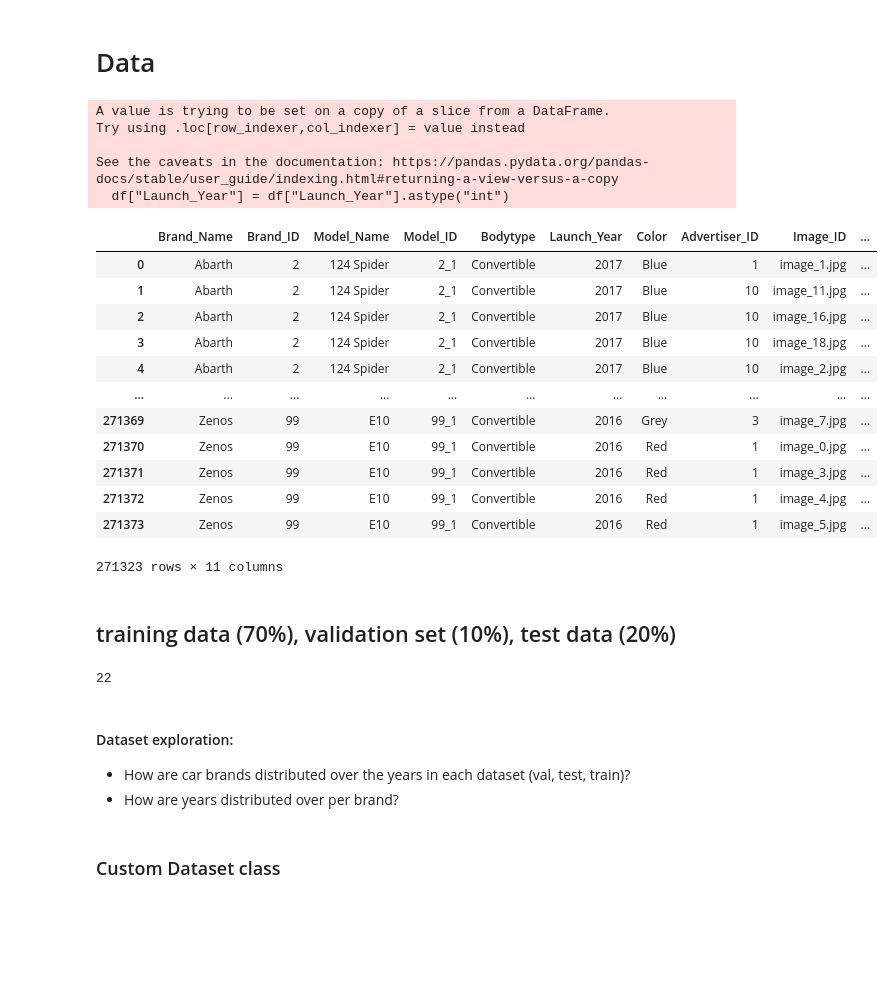
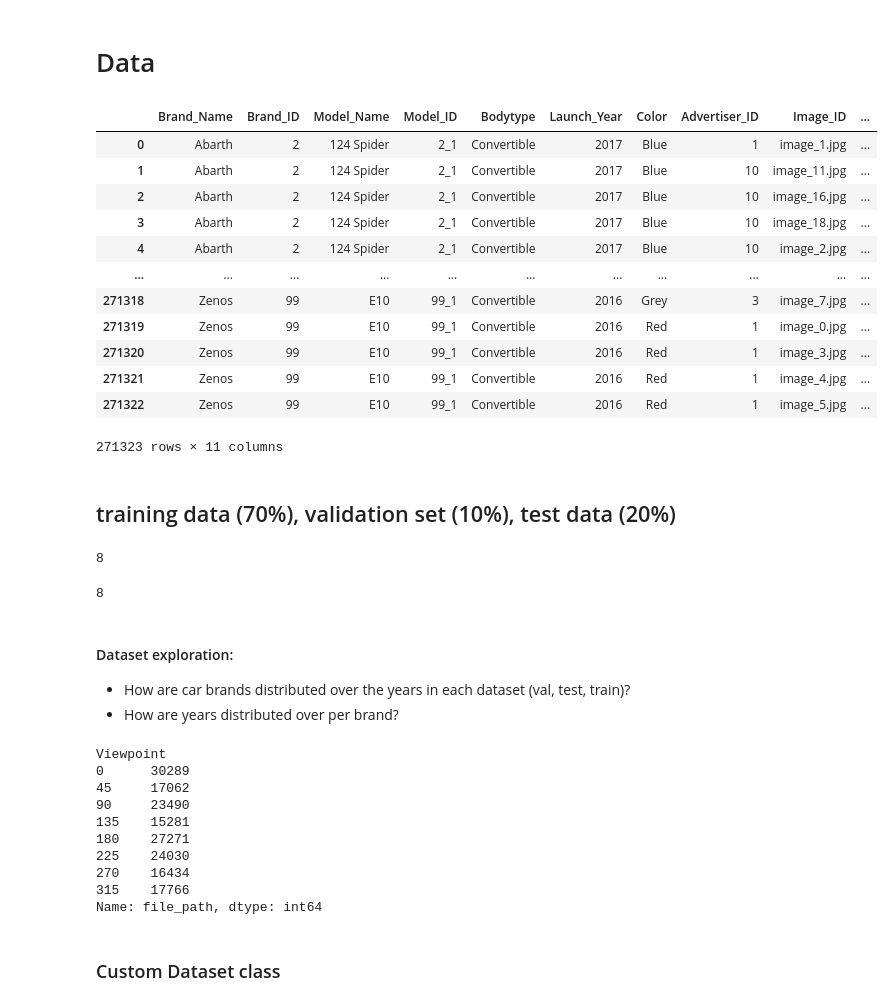
Before and after one commit to hmd101/deepCars, a Jupyter notebook: src/training.ipynb, the cells around one changed output. Cells and saved outputs as stored; diff of their text form; code cells hidden in the pictures; blank space fills up the shorter version.

```diff
--- a/src/training.ipynb
+++ b/src/training.ipynb
@@ -39,29 +39,24 @@ device
 # %%
 from data import data_cleaning
 
 ##  Training data tabular
-data_df = data_cleaning.create_feature_df()
-#data_df = pd.read_csv("../data/tables/features.csv")
+#data_df = data_cleaning.create_feature_df()
+data_df = pd.read_csv("../data/tables/features.csv")
 data_df
 # %% [output]
+|  | Brand_Name | Brand_ID | Model_Name | Model_ID | Bodytype | Launch_Year | Color | Advertiser_ID | Image_ID | ... |
+| 0 | Abarth | 2 | 124 Spider | 2_1 | Convertible | 2017 | Blue | 1 | image_1.jpg | ... |
+| 1 | Abarth | 2 | 124 Spider | 2_1 | Convertible | 2017 | Blue | 10 | image_11.jpg | ... |
+| 2 | Abarth | 2 | 124 Spider | 2_1 | Convertible | 2017 | Blue | 10 | image_16.jpg | ... |
+| 3 | Abarth | 2 | 124 Spider | 2_1 | Convertible | 2017 | Blue | 10 | image_18.jpg | ... |
+| 4 | Abarth | 2 | 124 Spider | 2_1 | Convertible | 2017 | Blue | 10 | image_2.jpg | ... |
+| ... | ... | ... | ... | ... | ... | ... | ... | ... | ... | ... |
+| 271318 | Zenos | 99 | E10 | 99_1 | Convertible | 2016 | Grey | 3 | image_7.jpg | ... |
+| 271319 | Zenos | 99 | E10 | 99_1 | Convertible | 2016 | Red | 1 | image_0.jpg | ... |
+| 271320 | Zenos | 99 | E10 | 99_1 | Convertible | 2016 | Red | 1 | image_3.jpg | ... |
+| 271321 | Zenos | 99 | E10 | 99_1 | Convertible | 2016 | Red | 1 | image_4.jpg | ... |
+| 271322 | Zenos | 99 | E10 | 99_1 | Convertible | 2016 | Red | 1 | image_5.jpg | ... |
-A value is trying to be set on a copy of a slice from a DataFrame.
-Try using .loc[row_indexer,col_indexer] = value instead
-
-See the caveats in the documentation: https://pandas.pydata.org/pandas-docs/stable/user_guide/indexing.html#returning-a-view-versus-a-copy
-  df["Launch_Year"] = df["Launch_Year"].astype("int")
+271323 rows × 11 columns
-|  | Brand_Name | Brand_ID | Model_Name | Model_ID | Bodytype | Launch_Year | Color | Advertiser_ID | Image_ID | ... |
-| 0 | Abarth | 2 | 124 Spider | 2_1 | Convertible | 2017 | Blue | 1 | image_1.jpg | ... |
-| 1 | Abarth | 2 | 124 Spider | 2_1 | Convertible | 2017 | Blue | 10 | image_11.jpg | ... |
-| 2 | Abarth | 2 | 124 Spider | 2_1 | Convertible | 2017 | Blue | 10 | image_16.jpg | ... |
-| 3 | Abarth | 2 | 124 Spider | 2_1 | Convertible | 2017 | Blue | 10 | image_18.jpg | ... |
-| 4 | Abarth | 2 | 124 Spider | 2_1 | Convertible | 2017 | Blue | 10 | image_2.jpg | ... |
-| ... | ... | ... | ... | ... | ... | ... | ... | ... | ... | ... |
-| 271369 | Zenos | 99 | E10 | 99_1 | Convertible | 2016 | Grey | 3 | image_7.jpg | ... |
-| 271370 | Zenos | 99 | E10 | 99_1 | Convertible | 2016 | Red | 1 | image_0.jpg | ... |
-| 271371 | Zenos | 99 | E10 | 99_1 | Convertible | 2016 | Red | 1 | image_3.jpg | ... |
-| 271372 | Zenos | 99 | E10 | 99_1 | Convertible | 2016 | Red | 1 | image_4.jpg | ... |
-| 271373 | Zenos | 99 | E10 | 99_1 | Convertible | 2016 | Red | 1 | image_5.jpg | ... |
-271323 rows × 11 columns
 # %% [markdown]
 ## training data (70%), validation set (10%), test data (20%)
 # %%
@@ -117,9 +112,14 @@ test_df = data_df[data_df[['Launch_Year', 'Model_ID']].apply(tuple, axis=1).isin
 # check if len of entire data set is equal to sum of test, train and val dataset
 assert len(test_df) + len(train_df) + len(val_df) == len(data_df)
 # %%
-train_df["Launch_Year"].unique().size
+train_df["Viewpoint"].unique().size
 # %% [output]
-22
+8
+# %%
+#train_df.loc[train_df["Viewpoint"] == 0]
+val_df["Viewpoint"].unique().size
+# %% [output]
+8
 # %% [markdown]
 #### Dataset exploration:
 - How are car brands distributed over the years in each dataset (val, test, train)?
@@ -138,6 +151,19 @@ num_images_by_year_val_df = get_images_by_year(val_df)
 
 def plot_dataframes(df:pd.DataFrame,  df_name:str, plot_type:str="bar"):
     df.plot(kind="bar", title=f"Number of Images by Year in {df_name}", xlabel="Years", ylabel="Counts")
+# %%
+train_df.groupby(["Viewpoint"])["file_path"].count()
+# %% [output]
+Viewpoint
+0      30289
+45     17062
+90     23490
+135    15281
+180    27271
+225    24030
+270    16434
+315    17766
+Name: file_path, dtype: int64
 # %% [markdown]
 ### Custom Dataset class
 # %%
```
Also changed, not shown: parts of 12 cells of this notebook, 3 other files.
